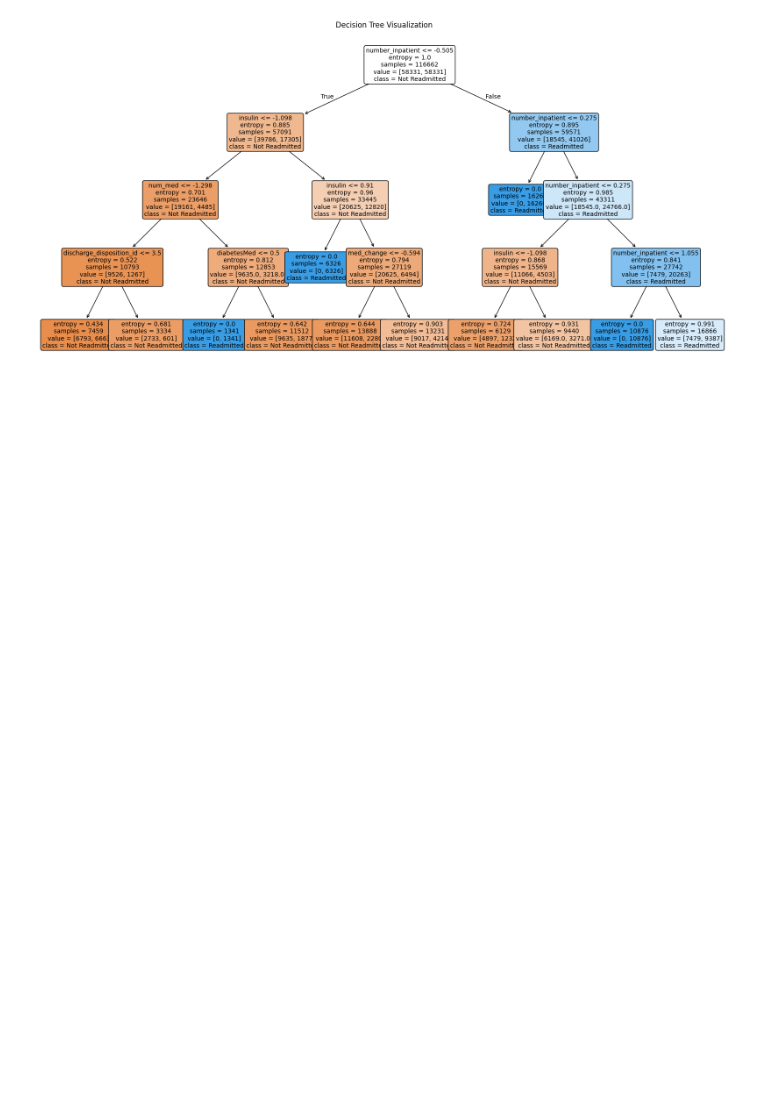
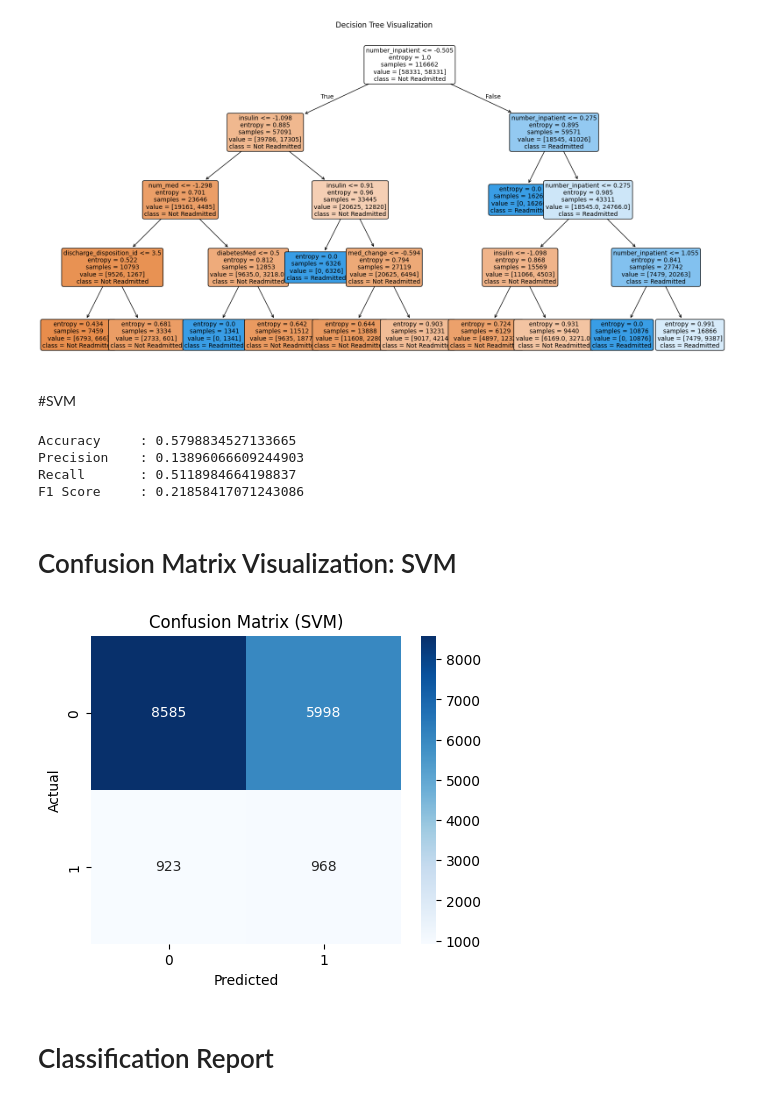
Before and after one commit to yomnabayomi/Hospital-Readmission-Prediction, a Jupyter notebook: Project (2).ipynb, the cells around one changed output. Saved outputs shown, nothing was run; the diff lists cells and outputs as text; code cells hidden in the pictures; blank space fills up the shorter version.

Commit message:
added SVM Model

```diff
--- a/Project (2).ipynb
+++ b/Project (2).ipynb
@@ -7,7 +7,7 @@ import matplotlib.pyplot as plt
 Import data and process data
 # %%
 # Read the dataset into the dataframe
-df = pd.read_csv('/content/diabetic_data.csv')
+df = pd.read_csv('/diabetic_data.csv')
 # %% [markdown]
 ## **EDA**
 # %%
@@ -1132,3 +1132,50 @@ plt.title("Decision Tree Visualization")
 plt.show()
 # %% [output]
 [figure]
+# %% [markdown]
+#SVM
+# %%
+from sklearn.svm import SVC
+from sklearn.metrics import accuracy_score, precision_score, recall_score, f1_score, confusion_matrix
+import matplotlib.pyplot as plt
+import seaborn as sns
+
+# Initialize the SVM model (RBF kernel is default)
+svm_model = SVC(
+    kernel='rbf',
+    C=1.0,
+    gamma='scale',
+    class_weight='balanced',
+    random_state=42
+)
+
+# Train the model on the SMOTE-resampled training data
+svm_model.fit(x_train_resampled, y_train_resampled)
+
+# Predict on the original test set
+y_pred = svm_model.predict(X_test)
+
+# Evaluation
+print("Accuracy     :", accuracy_score(y_test, y_pred))
+print("Precision    :", precision_score(y_test, y_pred))
+print("Recall       :", recall_score(y_test, y_pred))
+print("F1 Score     :", f1_score(y_test, y_pred))
+# %% [output]
+Accuracy     : 0.5798834527133665
+Precision    : 0.13896066609244903
+Recall       : 0.5118984664198837
+F1 Score     : 0.21858417071243086
+# %% [markdown]
+# Confusion Matrix Visualization: SVM
+# %%
+cm = confusion_matrix(y_test, y_pred)
+plt.figure(figsize=(5, 4))
+sns.heatmap(cm, annot=True, fmt='d', cmap='Blues')
+plt.xlabel('Predicted')
+plt.ylabel('Actual')
+plt.title('Confusion Matrix (SVM)')
+plt.show()
+# %% [output]
+[figure, added]
+# %% [markdown]
+# Classification Report
```
Also changed, not shown: parts of 2 cells of this notebook.
